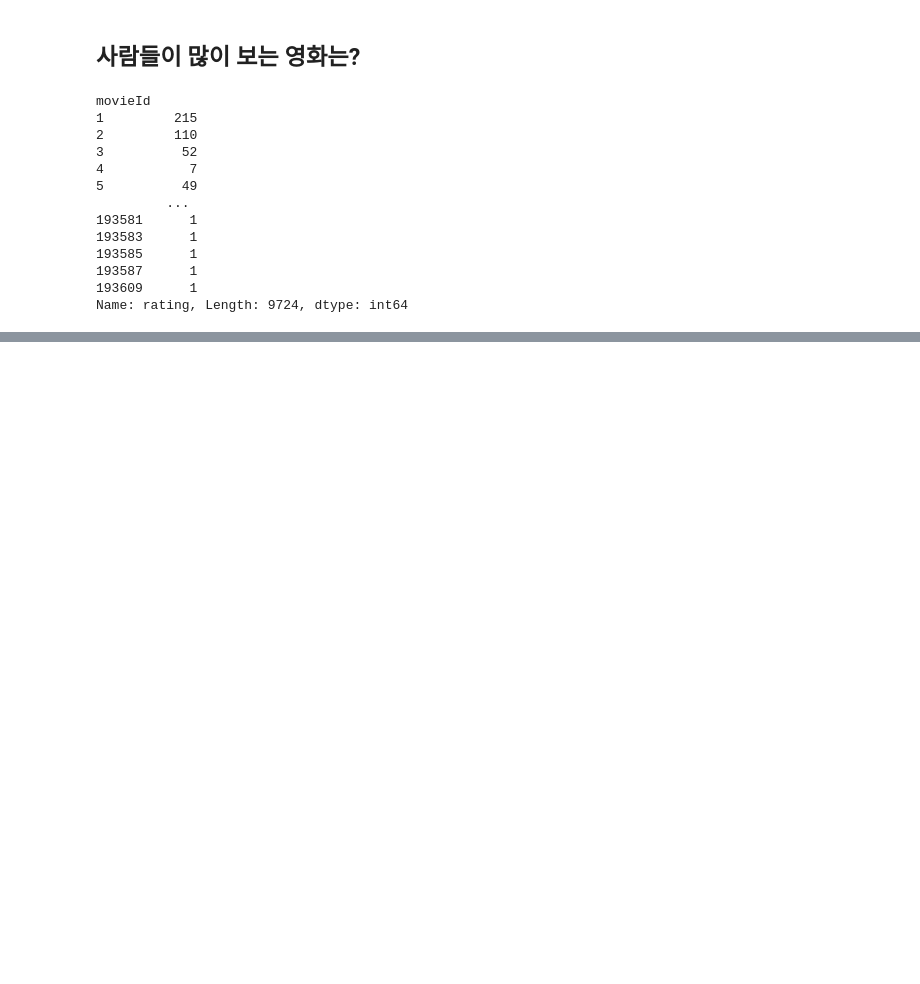
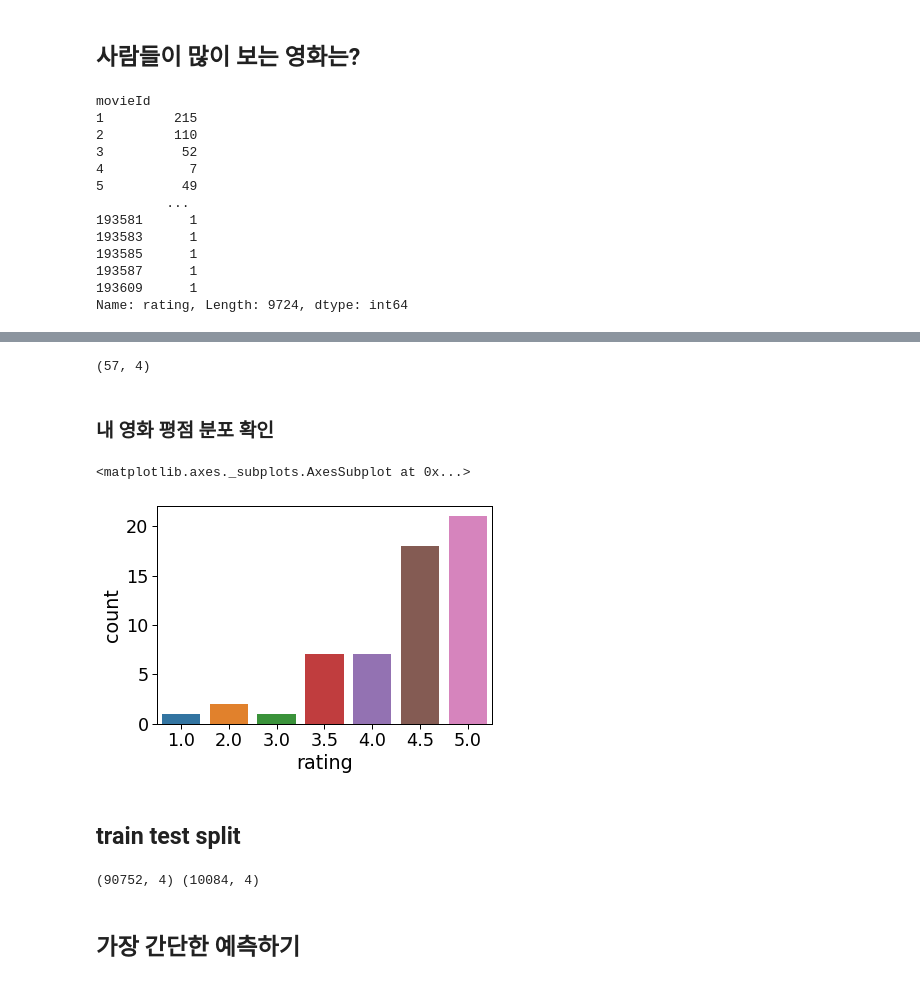
Before and after one commit to choihana/movie_recommand, a Jupyter notebook: movies.ipynb, the cells around one changed output, grey strips where cells are left out. Saved outputs shown, nothing was run; the diff lists cells and outputs as text; code cells hidden in the pictures; blank space fills up the shorter version.

```diff
--- a/movies.ipynb
+++ b/movies.ipynb
@@ -337,0 +401,3 @@ pd.DataFrame(top_movies).reset_index().merge(movies,on='movieId',how='left')
+# %%
+my_ratings=pd.read_csv("../../data/movie/my-movie-ratings - hana.csv")
+my_ratings
@@ -337,0 +436,2 @@ pd.DataFrame(top_movies).reset_index().merge(movies,on='movieId',how='left')
+# %%
+my_ratings['timestamp']=pd.to_datetime(my_ratings['timestamp'])
@@ -337,0 +452,13 @@ pd.DataFrame(top_movies).reset_index().merge(movies,on='movieId',how='left')
+# %%
+my_ratings.shape
+# %% [output]
+(57, 4)
+# %% [markdown]
+### 내 영화 평점 분포 확인
+# %%
+sns.countplot(data=my_ratings, x='rating')
+# %% [output]
+<matplotlib.axes._subplots.AxesSubplot at 0x...>
+[figure, added]
+# %% [markdown]
+## train test split
@@ -337,0 +467,6 @@ pd.DataFrame(top_movies).reset_index().merge(movies,on='movieId',how='left')
+# %%
+print(train.shape, test.shape)
+# %% [output]
+(90752, 4) (10084, 4)
+# %% [markdown]
+## 가장 간단한 예측하기
```
Also changed, not shown: parts of 58 cells of this notebook.
